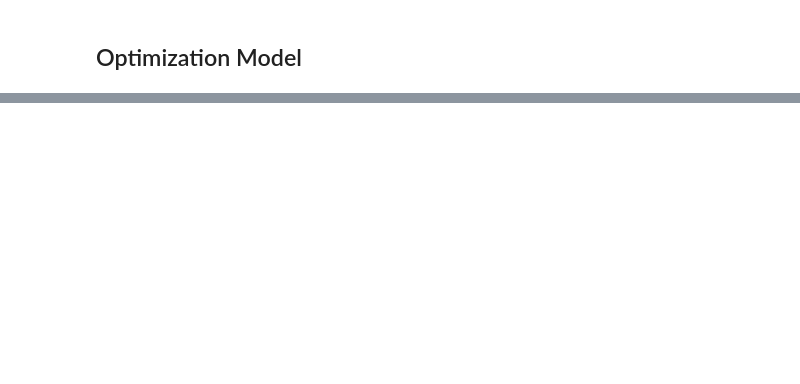
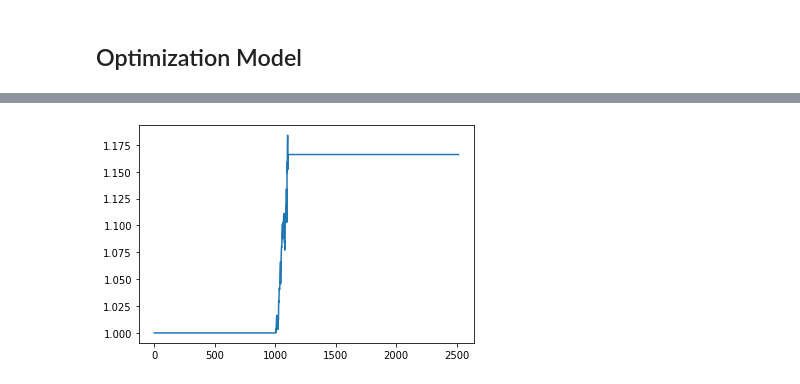
Before and after one commit to Joeyetinghan/orie5370_project, a Jupyter notebook: model.ipynb, the cells around one changed output, grey strips where cells are left out. Drawn from its saved outputs; the diff is of its cells as text; code cells hidden in the pictures; blank space fills up the shorter version.

```diff
--- a/model.ipynb
+++ b/model.ipynb
@@ -152,0 +222,25 @@ next_x [0.1        0.1        0.1        0.10000001 0.1        0.1
+# %%
+weight_mat = []
+assets = close_price.columns
+pred_R_mat = res1 + 1
+actual_R_mat = actual_R_mat
+N = 100 # Number
+num_his = 6 # Number of historical days
+init_weight = np.ones(len(assets)) / len(assets)
+theta = 1
+c = 0.00001
+start_day = pred_R_mat.iloc[:, 1].first_valid_index()
+print(start_day)
+start_day = pred_R_mat.index.get_loc(start_day)
+
+w = init_weight
+for t in range(start_day, start_day + N):
+    predicted_return = np.array(pred_R_mat.iloc[t][assets]) * w
+    historial_w_actual_returns = actual_R_mat.iloc[t - num_his : t, :][assets]
+    historial_w_actual_returns = historial_w_actual_returns.values
+    problem, u, v, d, g = NPM(predicted_return, historial_w_actual_returns, w, theta, c)
+#     print('u', u)
+#     print('v', v)
+    w = w + u - v
+    weight_mat.append(w)
+    print('w', w)
@@ -152,0 +265,2 @@ next_x [0.1        0.1        0.1        0.10000001 0.1        0.1
+# %%
+signal = pd.DataFrame(np.array(weight_mat), columns = assets, index = close_price.index[start_day : start_day + N])
@@ -152,0 +269,12 @@ next_x [0.1        0.1        0.1        0.10000001 0.1        0.1
+# %%
+result = signal*actual_R_mat
+result['yield'] = result.apply(lambda x: x.sum(), axis = 1)
+result['netvalue'] = result['yield'].cumsum() + 1
+result['draw'] = np.maximum.accumulate(result['netvalue']) - result['netvalue']
+# %%
+result.reset_index(inplace = True)
+# %%
+plt.plot(result.netvalue)
+plt.show()
+# %% [output]
+[figure, added]
```
Also changed, not shown: parts of 18 cells of this notebook, 3 other files.
